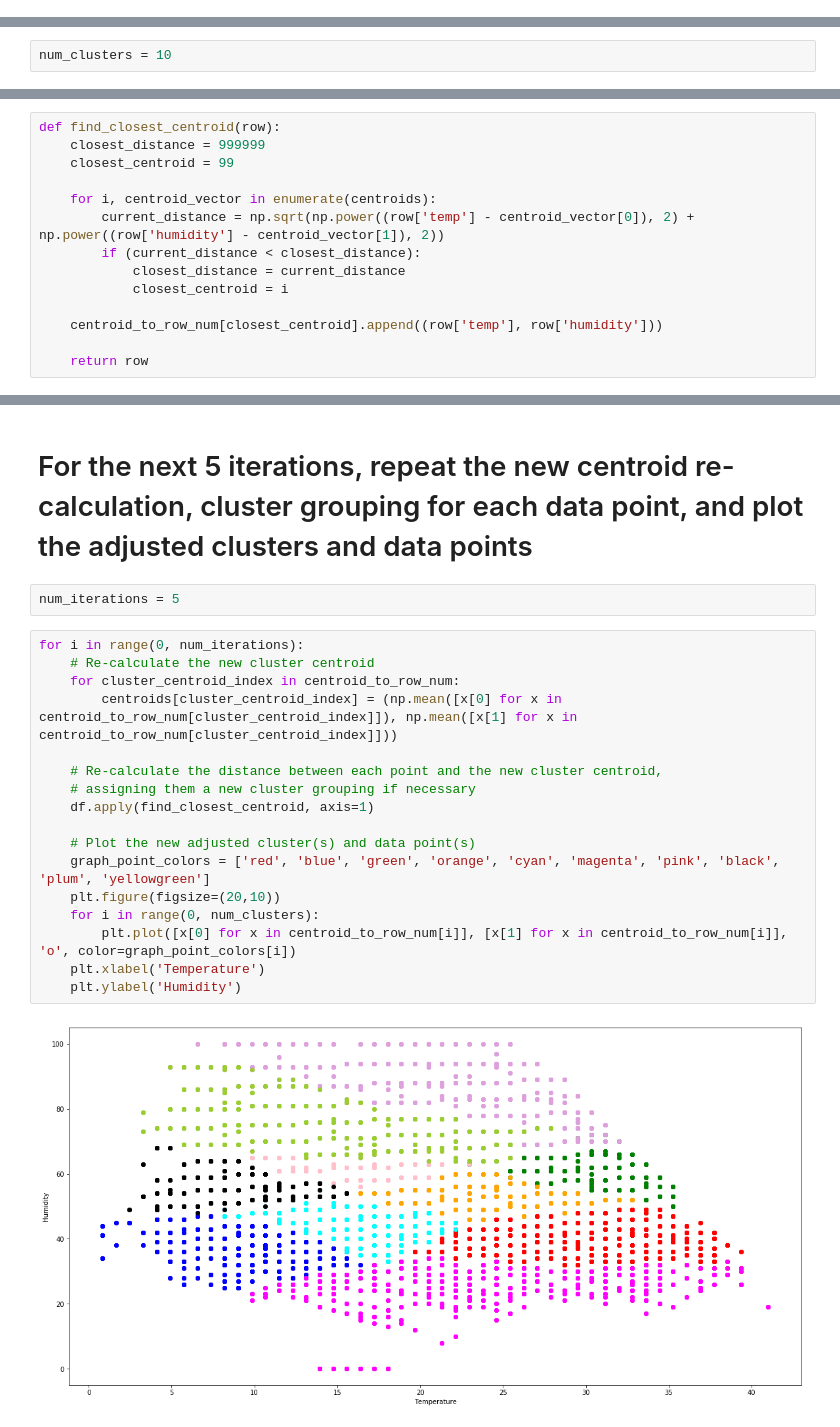
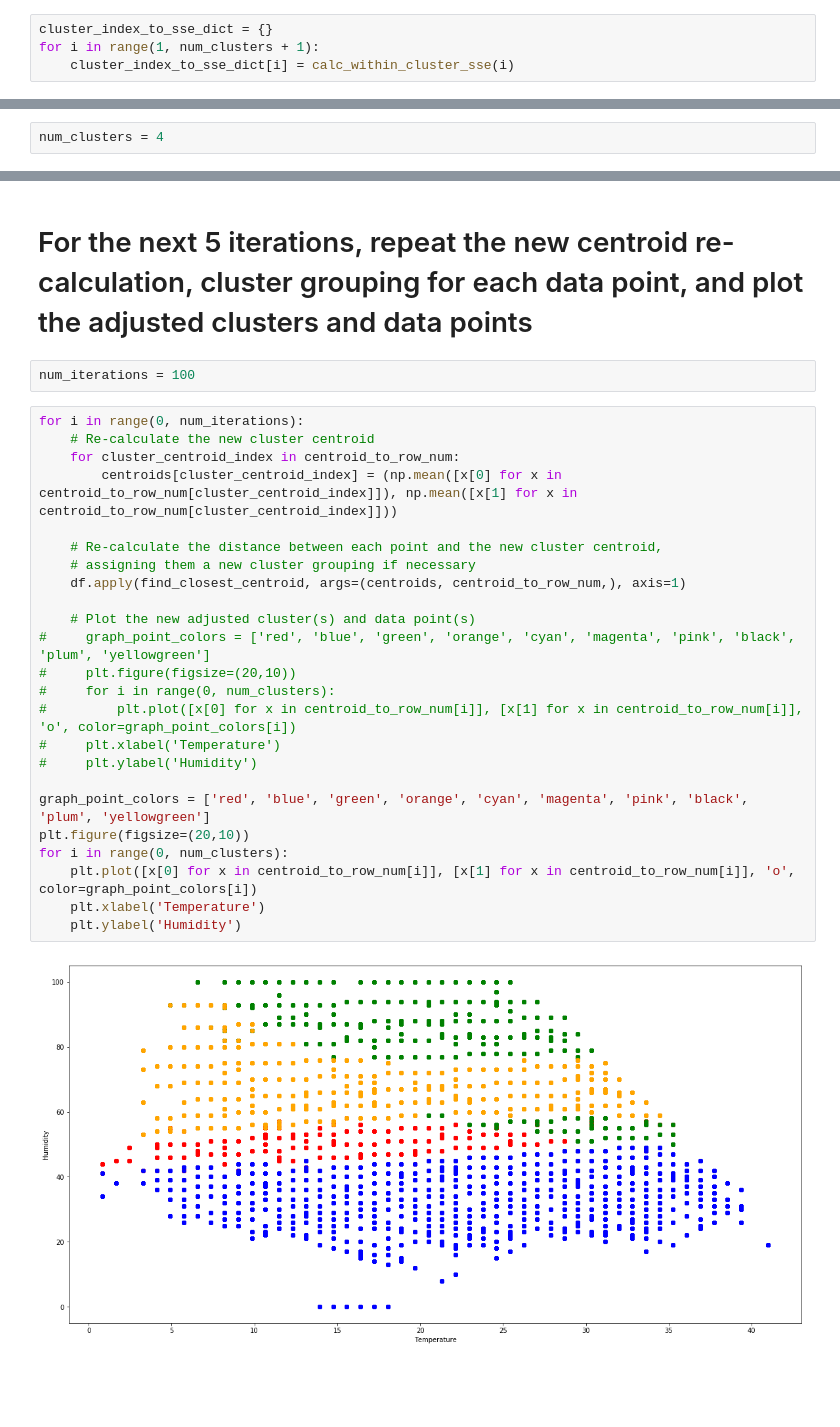
Before and after one commit to heynellywelly/k-means-clustering-exploration, a Jupyter notebook: k_means_cluster/K_Means_Clustering.ipynb, the cells around one changed output, grey strips where cells are left out. Drawn from its saved outputs; the diff is of its cells as text; blank space fills up the shorter version.

Commit message:
Added a portion on the elbow method to find the optimal K number of clusters by comparing the data points' average sum-of-square errors across clusters.

```diff
--- a/k_means_cluster/K_Means_Clustering.ipynb
+++ b/k_means_cluster/K_Means_Clustering.ipynb
@@ -19,0 +70,4 @@ df.head()
+# %%
+cluster_index_to_sse_dict = {}
+for i in range(1, num_clusters + 1):
+    cluster_index_to_sse_dict[i] = calc_within_cluster_sse(i)
@@ -22,5 +115,5 @@ df.head()
 # %%
-num_clusters = 10
+num_clusters = 4
 # %% [markdown]
 # The data points for the cluster centroids are in the form: (temp, humidity)
 # %%
@@ -52,15 +134 @@ for each_cluster_index in range(0, num_clusters):
-# %%
-def find_closest_centroid(row):
-    closest_distance = 999999
-    closest_centroid = 99
-
-    for i, centroid_vector in enumerate(centroids):
-        current_distance = np.sqrt(np.power((row['temp'] - centroid_vector[0]), 2) + np.power((row['humidity'] - centroid_vector[1]), 2))
-        if (current_distance < closest_distance):
-            closest_distance = current_distance
-            closest_centroid = i
-
-    centroid_to_row_num[closest_centroid].append((row['temp'], row['humidity']))
-
-    return row
 # %%
@@ -152,23 +214,30 @@ Text(0,0.5,'Humidity')
 # %% [markdown]
 # For the next 5 iterations, repeat the new centroid re-calculation, cluster grouping for each data point, and plot the adjusted clusters and data points
 # %%
-num_iterations = 5
+num_iterations = 100
 # %%
 for i in range(0, num_iterations):
     # Re-calculate the new cluster centroid
     for cluster_centroid_index in centroid_to_row_num:
         centroids[cluster_centroid_index] = (np.mean([x[0] for x in centroid_to_row_num[cluster_centroid_index]]), np.mean([x[1] for x in centroid_to_row_num[cluster_centroid_index]]))
 
     # Re-calculate the distance between each point and the new cluster centroid,
     # assigning them a new cluster grouping if necessary
-    df.apply(find_closest_centroid, axis=1)
+    df.apply(find_closest_centroid, args=(centroids, centroid_to_row_num,), axis=1)
 
     # Plot the new adjusted cluster(s) and data point(s)
-    graph_point_colors = ['red', 'blue', 'green', 'orange', 'cyan', 'magenta', 'pink', 'black', 'plum', 'yellowgreen']
-    plt.figure(figsize=(20,10))
-    for i in range(0, num_clusters):
-        plt.plot([x[0] for x in centroid_to_row_num[i]], [x[1] for x in centroid_to_row_num[i]], 'o', color=graph_point_colors[i])
+#     graph_point_colors = ['red', 'blue', 'green', 'orange', 'cyan', 'magenta', 'pink', 'black', 'plum', 'yellowgreen']
+#     plt.figure(figsize=(20,10))
+#     for i in range(0, num_clusters):
+#         plt.plot([x[0] for x in centroid_to_row_num[i]], [x[1] for x in centroid_to_row_num[i]], 'o', color=graph_point_colors[i])
+#     plt.xlabel('Temperature')
+#     plt.ylabel('Humidity')
+
+graph_point_colors = ['red', 'blue', 'green', 'orange', 'cyan', 'magenta', 'pink', 'black', 'plum', 'yellowgreen']
+plt.figure(figsize=(20,10))
+for i in range(0, num_clusters):
+    plt.plot([x[0] for x in centroid_to_row_num[i]], [x[1] for x in centroid_to_row_num[i]], 'o', color=graph_point_colors[i])
     plt.xlabel('Temperature')
     plt.ylabel('Humidity')
 # %% [output]
-[figure, old version]
+[figure, new version]
```
Also changed, not shown: parts of 20 cells of this notebook.
